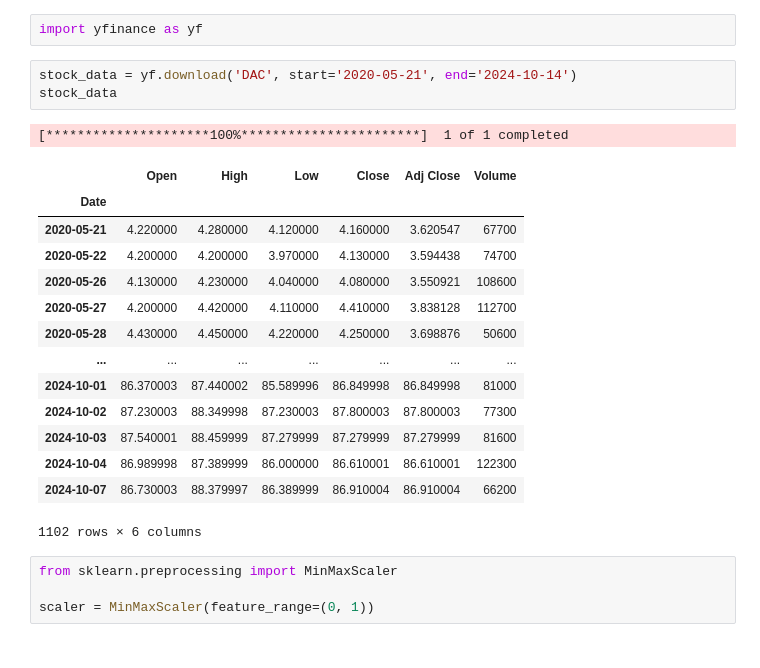
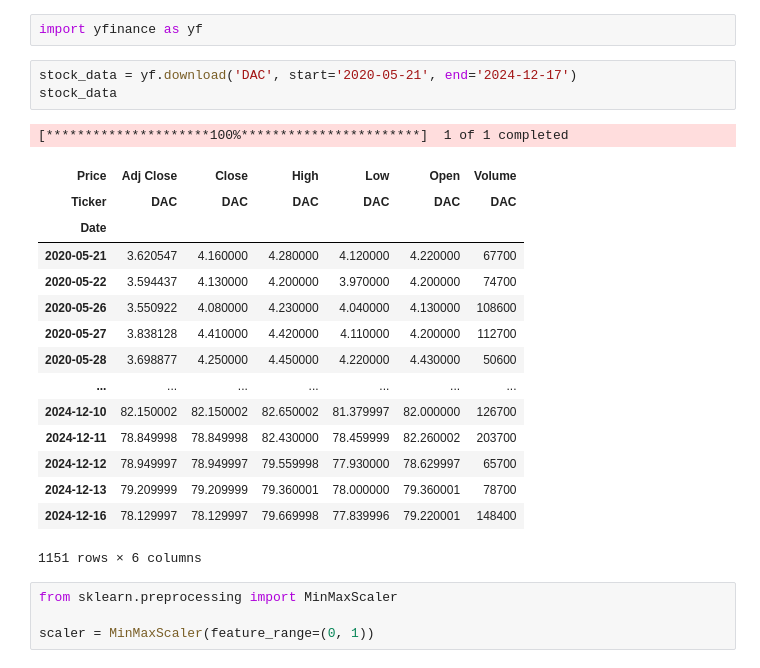
Before and after one commit to Coleg2005/AiMoneyMaker, a Jupyter notebook: aimoneymaker.ipynb, the cells around one changed output. Cells and saved outputs as stored; diff of their text form.

```diff
--- a/aimoneymaker.ipynb
+++ b/aimoneymaker.ipynb
@@ -3,24 +1,25 @@
 # %%
 import yfinance as yf
 # %%
-stock_data = yf.download('DAC', start='2020-05-21', end='2024-10-14')
+stock_data = yf.download('DAC', start='2020-05-21', end='2024-12-17')
 stock_data
 # %% [output]
 [*********************100%***********************]  1 of 1 completed
-|  | Open | High | Low | Close | Adj Close | Volume |
+| Price | Adj Close | Close | High | Low | Open | Volume |
+| Ticker | DAC | DAC | DAC | DAC | DAC | DAC |
 | Date |  |  |  |  |  |  |
-| 2020-05-21 | 4.220000 | 4.280000 | 4.120000 | 4.160000 | 3.620547 | 67700 |
-| 2020-05-22 | 4.200000 | 4.200000 | 3.970000 | 4.130000 | 3.594438 | 74700 |
-| 2020-05-26 | 4.130000 | 4.230000 | 4.040000 | 4.080000 | 3.550921 | 108600 |
-| 2020-05-27 | 4.200000 | 4.420000 | 4.110000 | 4.410000 | 3.838128 | 112700 |
-| 2020-05-28 | 4.430000 | 4.450000 | 4.220000 | 4.250000 | 3.698876 | 50600 |
+| 2020-05-21 | 3.620547 | 4.160000 | 4.280000 | 4.120000 | 4.220000 | 67700 |
+| 2020-05-22 | 3.594437 | 4.130000 | 4.200000 | 3.970000 | 4.200000 | 74700 |
+| 2020-05-26 | 3.550922 | 4.080000 | 4.230000 | 4.040000 | 4.130000 | 108600 |
+| 2020-05-27 | 3.838128 | 4.410000 | 4.420000 | 4.110000 | 4.200000 | 112700 |
+| 2020-05-28 | 3.698877 | 4.250000 | 4.450000 | 4.220000 | 4.430000 | 50600 |
 | ... | ... | ... | ... | ... | ... | ... |
-| 2024-10-01 | 86.370003 | 87.440002 | 85.589996 | 86.849998 | 86.849998 | 81000 |
-| 2024-10-02 | 87.230003 | 88.349998 | 87.230003 | 87.800003 | 87.800003 | 77300 |
-| 2024-10-03 | 87.540001 | 88.459999 | 87.279999 | 87.279999 | 87.279999 | 81600 |
-| 2024-10-04 | 86.989998 | 87.389999 | 86.000000 | 86.610001 | 86.610001 | 122300 |
-| 2024-10-07 | 86.730003 | 88.379997 | 86.389999 | 86.910004 | 86.910004 | 66200 |
+| 2024-12-10 | 82.150002 | 82.150002 | 82.650002 | 81.379997 | 82.000000 | 126700 |
+| 2024-12-11 | 78.849998 | 78.849998 | 82.430000 | 78.459999 | 82.260002 | 203700 |
+| 2024-12-12 | 78.949997 | 78.949997 | 79.559998 | 77.930000 | 78.629997 | 65700 |
+| 2024-12-13 | 79.209999 | 79.209999 | 79.360001 | 78.000000 | 79.360001 | 78700 |
+| 2024-12-16 | 78.129997 | 78.129997 | 79.669998 | 77.839996 | 79.220001 | 148400 |
-1102 rows × 6 columns
+1151 rows × 6 columns
 # %%
 from sklearn.preprocessing import MinMaxScaler
 
```
Also changed, not shown: parts of 8 cells of this notebook.
